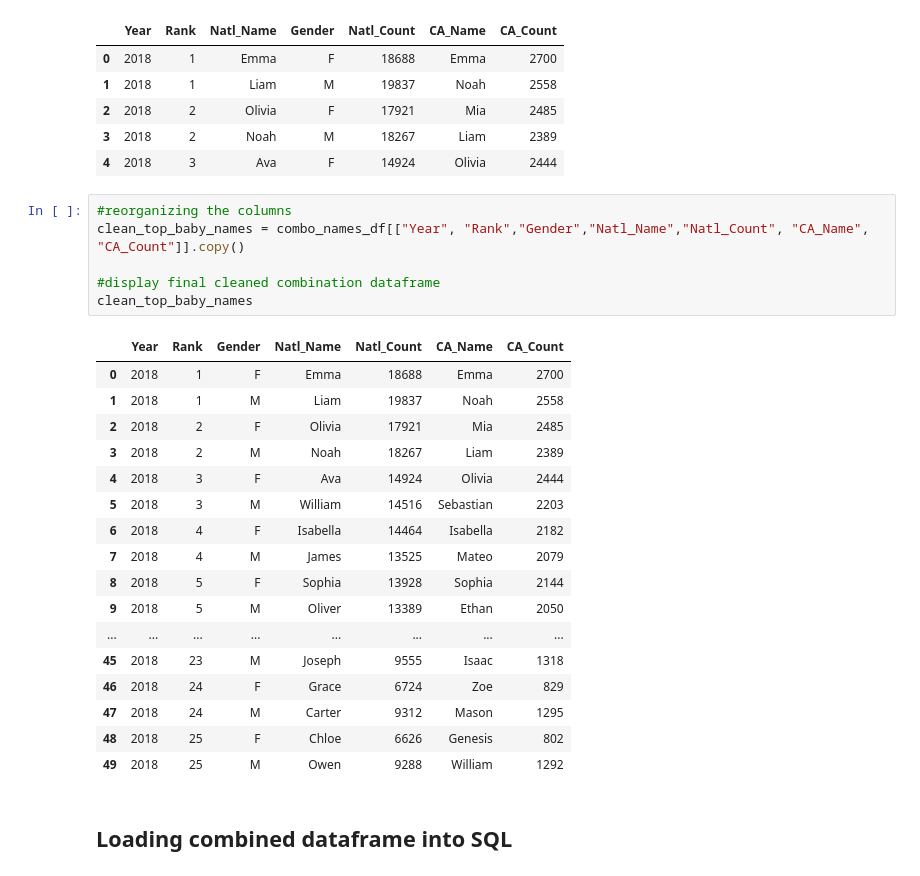
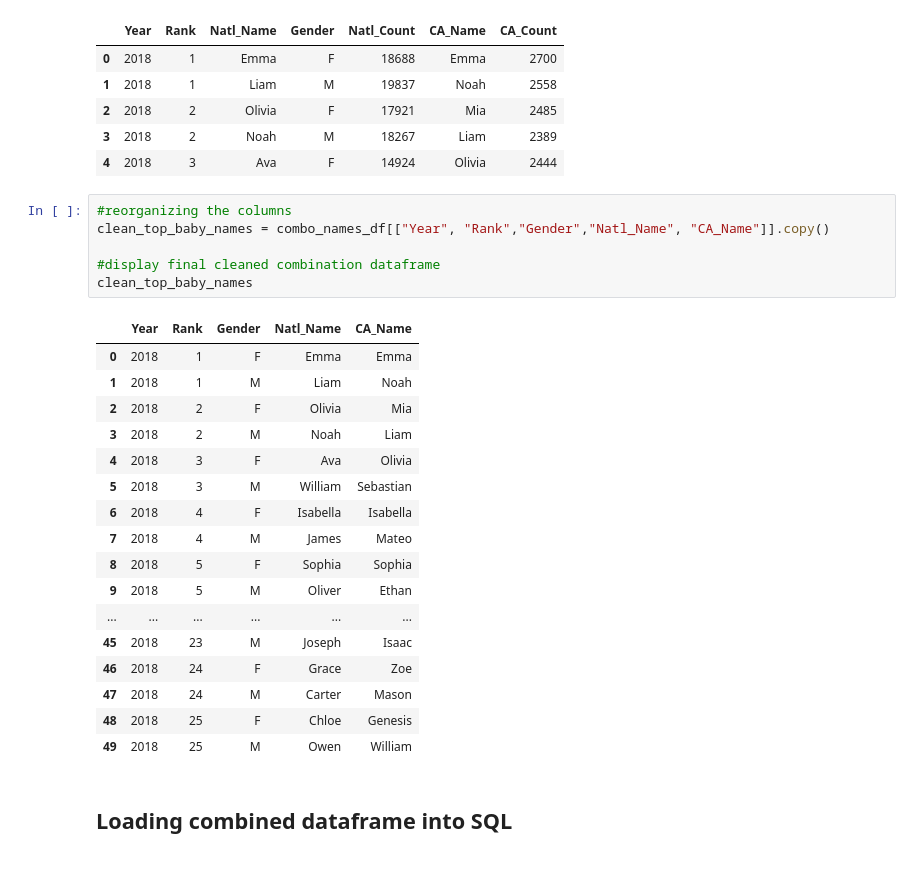
Before and after one commit to teresaflicek/Baby-Names-ETL, a Jupyter notebook: Baby_Names.ipynb, the cells around one changed output. Drawn from its saved outputs; the diff is of its cells as text.

Commit message:
fixed table

```diff
--- a/Baby_Names.ipynb
+++ b/Baby_Names.ipynb
@@ -259,28 +259,28 @@ combo_names_df.head()
 | 4 | 2018 | 3 | Ava | F | 14924 | Olivia | 2444 |
 # %%
 #reorganizing the columns
-clean_top_baby_names = combo_names_df[["Year", "Rank","Gender","Natl_Name","Natl_Count", "CA_Name", "CA_Count"]].copy()
+clean_top_baby_names = combo_names_df[["Year", "Rank","Gender","Natl_Name", "CA_Name"]].copy()
 
 #display final cleaned combination dataframe
 clean_top_baby_names
 # %% [output]
-|  | Year | Rank | Gender | Natl_Name | Natl_Count | CA_Name | CA_Count |
-| 0 | 2018 | 1 | F | Emma | 18688 | Emma | 2700 |
-| 1 | 2018 | 1 | M | Liam | 19837 | Noah | 2558 |
-| 2 | 2018 | 2 | F | Olivia | 17921 | Mia | 2485 |
-| 3 | 2018 | 2 | M | Noah | 18267 | Liam | 2389 |
-| 4 | 2018 | 3 | F | Ava | 14924 | Olivia | 2444 |
-| 5 | 2018 | 3 | M | William | 14516 | Sebastian | 2203 |
-| 6 | 2018 | 4 | F | Isabella | 14464 | Isabella | 2182 |
-| 7 | 2018 | 4 | M | James | 13525 | Mateo | 2079 |
-| 8 | 2018 | 5 | F | Sophia | 13928 | Sophia | 2144 |
-| 9 | 2018 | 5 | M | Oliver | 13389 | Ethan | 2050 |
-| ... | ... | ... | ... | ... | ... | ... | ... |
-| 45 | 2018 | 23 | M | Joseph | 9555 | Isaac | 1318 |
-| 46 | 2018 | 24 | F | Grace | 6724 | Zoe | 829 |
-| 47 | 2018 | 24 | M | Carter | 9312 | Mason | 1295 |
-| 48 | 2018 | 25 | F | Chloe | 6626 | Genesis | 802 |
-| 49 | 2018 | 25 | M | Owen | 9288 | William | 1292 |
+|  | Year | Rank | Gender | Natl_Name | CA_Name |
+| 0 | 2018 | 1 | F | Emma | Emma |
+| 1 | 2018 | 1 | M | Liam | Noah |
+| 2 | 2018 | 2 | F | Olivia | Mia |
+| 3 | 2018 | 2 | M | Noah | Liam |
+| 4 | 2018 | 3 | F | Ava | Olivia |
+| 5 | 2018 | 3 | M | William | Sebastian |
+| 6 | 2018 | 4 | F | Isabella | Isabella |
+| 7 | 2018 | 4 | M | James | Mateo |
+| 8 | 2018 | 5 | F | Sophia | Sophia |
+| 9 | 2018 | 5 | M | Oliver | Ethan |
+| ... | ... | ... | ... | ... | ... |
+| 45 | 2018 | 23 | M | Joseph | Isaac |
+| 46 | 2018 | 24 | F | Grace | Zoe |
+| 47 | 2018 | 24 | M | Carter | Mason |
+| 48 | 2018 | 25 | F | Chloe | Genesis |
+| 49 | 2018 | 25 | M | Owen | William |
 # %% [markdown]
 ## Loading combined dataframe into SQL
 # %%
```
Also changed, not shown: parts of 1 cell of this notebook.
